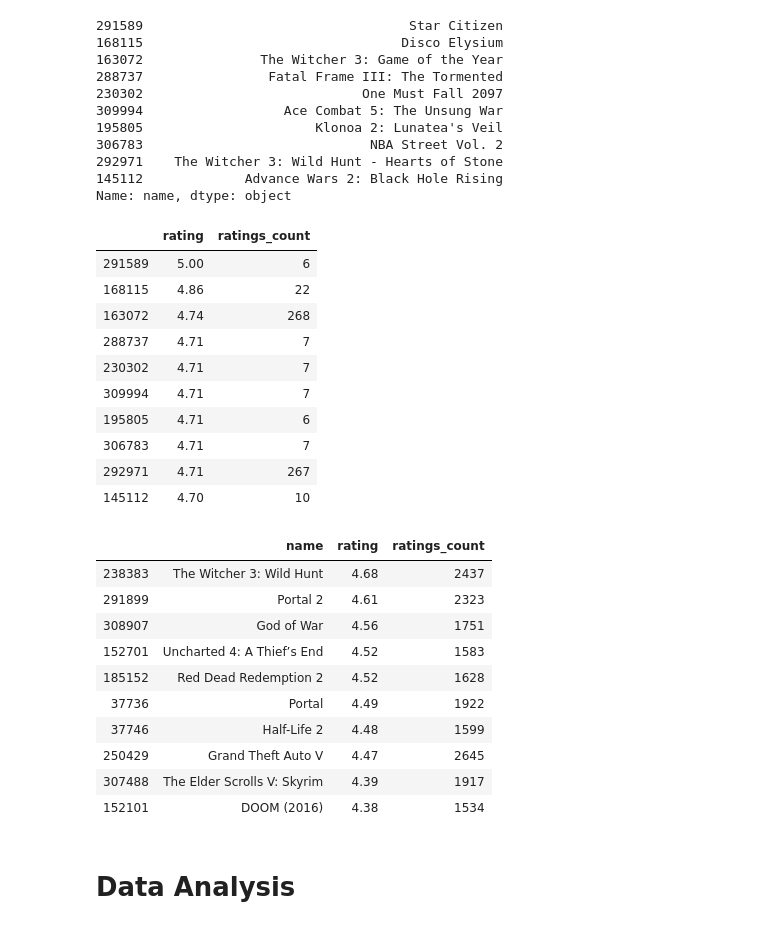
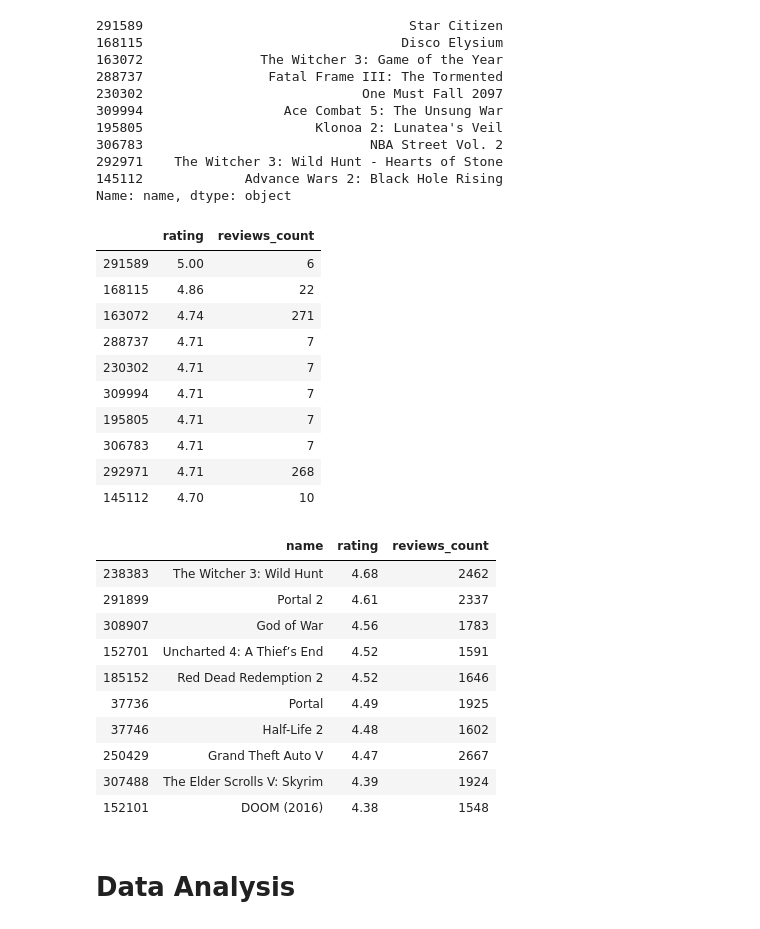
Before and after one commit to FreedomVAce/Game_Recommendation, a Jupyter notebook: Game_Recommendation.ipynb, the cells around one changed output. Saved outputs shown, nothing was run; the diff lists cells and outputs as text; code cells hidden in the pictures.

```diff
--- a/Game_Recommendation.ipynb
+++ b/Game_Recommendation.ipynb
@@ -9,7 +9,7 @@ from statsmodels.stats.outliers_influence import variance_inflation_factor
 
 import warnings
 warnings.filterwarnings("ignore")
-#pd.options.display.max_rows = None
+pd.options.display.max_rows = None
 #pd.options.display.max_columns = None
 # %%
 game = pd.read_csv('game_info.csv')
@@ -170,37 +170,37 @@ top_rated['name'].head(10)
 145112             Advance Wars 2: Black Hole Rising
 Name: name, dtype: object
 # %%
-top_rated.head(10).loc[:,['rating','ratings_count']]
+top_rated.head(10).loc[:,['rating','reviews_count']]
 # %% [output]
-|  | rating | ratings_count |
+|  | rating | reviews_count |
 | 291589 | 5.00 | 6 |
 | 168115 | 4.86 | 22 |
-| 163072 | 4.74 | 268 |
+| 163072 | 4.74 | 271 |
 | 288737 | 4.71 | 7 |
 | 230302 | 4.71 | 7 |
 | 309994 | 4.71 | 7 |
-| 195805 | 4.71 | 6 |
+| 195805 | 4.71 | 7 |
 | 306783 | 4.71 | 7 |
-| 292971 | 4.71 | 267 |
+| 292971 | 4.71 | 268 |
 | 145112 | 4.70 | 10 |
 # %%
 top_rated_v2 = game.sort_values(by=['rating'], ascending=False)
 
-top_rated_v2 = top_rated_v2.loc[top_rated_v2['ratings_count']>1500]
+top_rated_v2 = top_rated_v2.loc[top_rated_v2['reviews_count']>1500]
 
-top_rated_v2.loc[:,['name','rating','ratings_count']].head(10)
+top_rated_v2.loc[:,['name','rating','reviews_count']].head(10)
 # %% [output]
-|  | name | rating | ratings_count |
-| 238383 | The Witcher 3: Wild Hunt | 4.68 | 2437 |
-| 291899 | Portal 2 | 4.61 | 2323 |
-| 308907 | God of War | 4.56 | 1751 |
-| 152701 | Uncharted 4: A Thief’s End | 4.52 | 1583 |
-| 185152 | Red Dead Redemption 2 | 4.52 | 1628 |
-| 37736 | Portal | 4.49 | 1922 |
-| 37746 | Half-Life 2 | 4.48 | 1599 |
-| 250429 | Grand Theft Auto V | 4.47 | 2645 |
-| 307488 | The Elder Scrolls V: Skyrim | 4.39 | 1917 |
-| 152101 | DOOM (2016) | 4.38 | 1534 |
+|  | name | rating | reviews_count |
+| 238383 | The Witcher 3: Wild Hunt | 4.68 | 2462 |
+| 291899 | Portal 2 | 4.61 | 2337 |
+| 308907 | God of War | 4.56 | 1783 |
+| 152701 | Uncharted 4: A Thief’s End | 4.52 | 1591 |
+| 185152 | Red Dead Redemption 2 | 4.52 | 1646 |
+| 37736 | Portal | 4.49 | 1925 |
+| 37746 | Half-Life 2 | 4.48 | 1602 |
+| 250429 | Grand Theft Auto V | 4.47 | 2667 |
+| 307488 | The Elder Scrolls V: Skyrim | 4.39 | 1924 |
+| 152101 | DOOM (2016) | 4.38 | 1548 |
 # %% [markdown]
 # Data Analysis
 # %%
```
Also changed, not shown: parts of 6 cells of this notebook.
